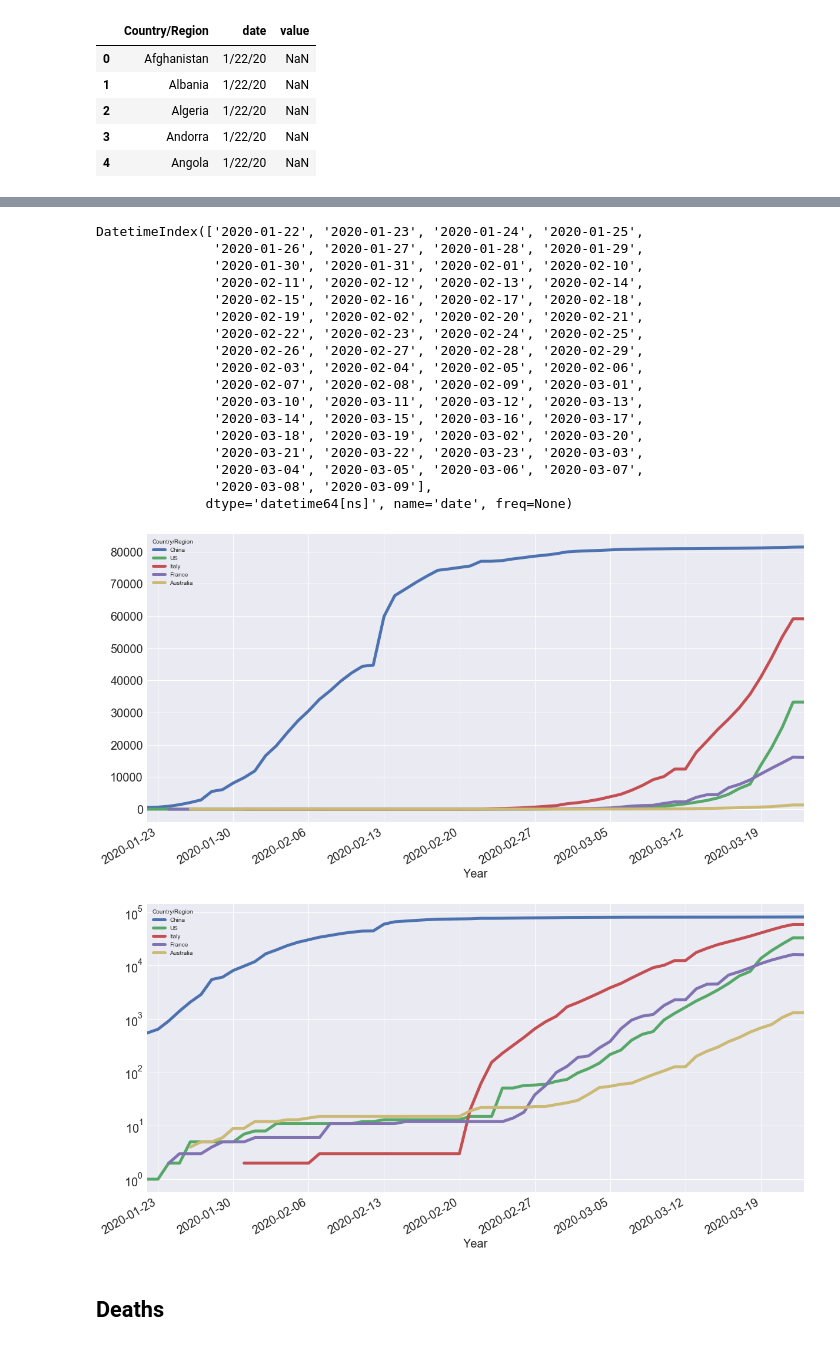
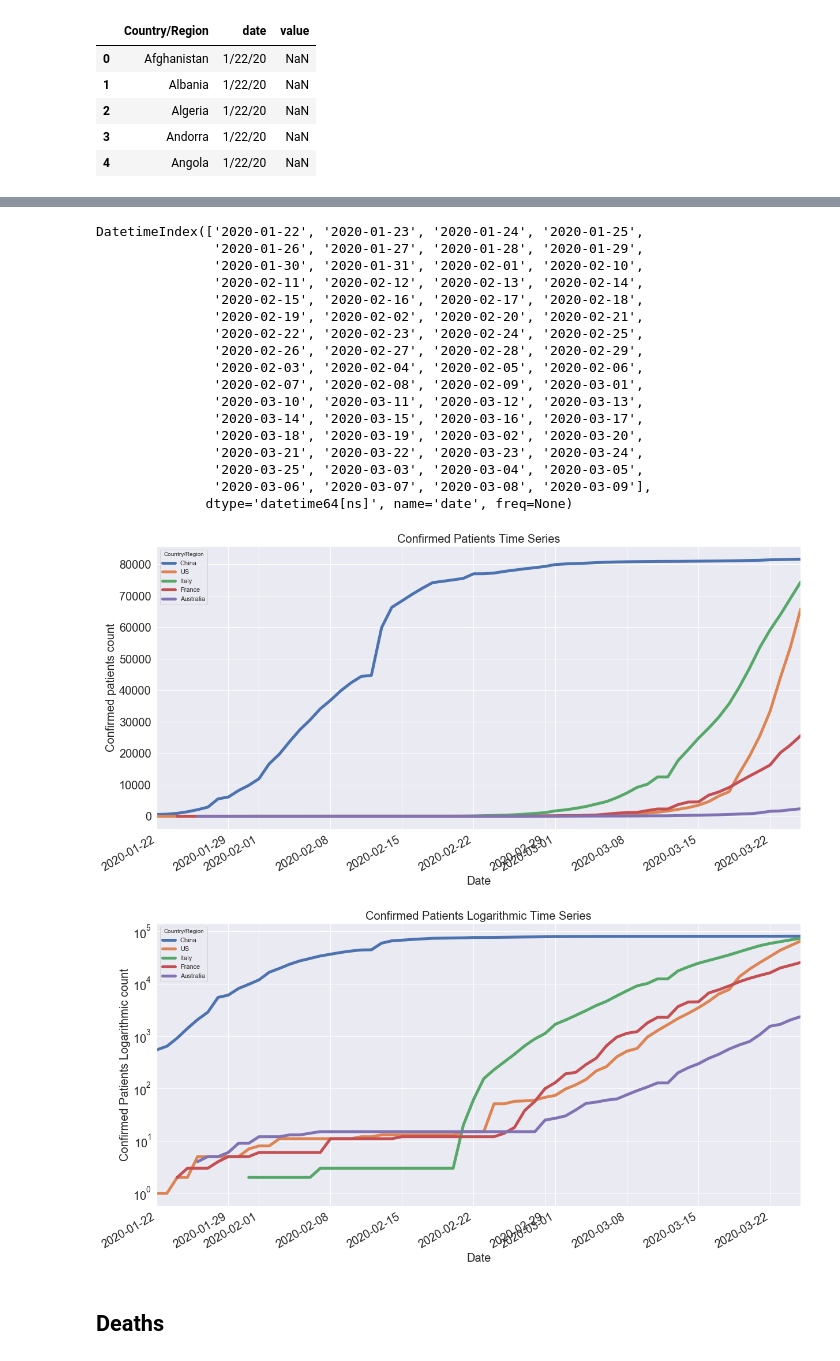
Before and after one commit to datacamp/COVID-19-EDA-tutorial, a Jupyter notebook: notebooks/1-COVID-19-EDA-solution.ipynb, the cells around one changed output, grey strips where cells are left out. Saved outputs shown, nothing was run; the diff lists cells and outputs as text; code cells hidden in the pictures.

Commit message:
Add recovered patients
* labelled all the graphs

* changed misspelt words, changed Year to Date, Changed title

* changed urls to updated dataset urls

* built recovered patients module

```diff
--- a/notebooks/1-COVID-19-EDA-solution.ipynb
+++ b/notebooks/1-COVID-19-EDA-solution.ipynb
@@ -20,9 +20,13 @@ import seaborn as sns
 # Set style & figures inline
 sns.set()
 %matplotlib inline
+# %%
+confirmed_cases_data_url = 'https://raw.githubusercontent.com/CSSEGISandData/COVID-19/master/csse_covid_19_data/csse_covid_19_time_series/time_series_covid19_confirmed_global.csv'
+death_cases_data_url = 'https://raw.githubusercontent.com/CSSEGISandData/COVID-19/master/csse_covid_19_data/csse_covid_19_time_series/time_series_covid19_deaths_global.csv'
+recovery_cases_data_url = 'https://raw.githubusercontent.com/CSSEGISandData/COVID-19/master/csse_covid_19_data/csse_covid_19_time_series/time_series_covid19_recovered_global.csv'
 # %%
 # Import data & check it out
-raw_data_confirmed = pd.read_csv("https://raw.githubusercontent.com/CSSEGISandData/COVID-19/master/csse_covid_19_data/csse_covid_19_time_series/time_series_19-covid-Confirmed.csv")
+raw_data_confirmed = pd.read_csv(confirmed_cases_data_url)
 raw_data_confirmed.head()
 # %% [output]
 |  | Province/State | Country/Region | Lat | Long | 1/22/20 | 1/23/20 | 1/24/20 | 1/25/20 | 1/26/20 | ... |
@@ -112,24 +116,28 @@ DatetimeIndex(['2020-01-22', '2020-01-23', '2020-01-24', '2020-01-25',
                '2020-03-10', '2020-03-11', '2020-03-12', '2020-03-13',
                '2020-03-14', '2020-03-15', '2020-03-16', '2020-03-17',
                '2020-03-18', '2020-03-19', '2020-03-02', '2020-03-20',
-               '2020-03-21', '2020-03-22', '2020-03-23', '2020-03-03',
-               '2020-03-04', '2020-03-05', '2020-03-06', '2020-03-07',
-               '2020-03-08', '2020-03-09'],
+               '2020-03-21', '2020-03-22', '2020-03-23', '2020-03-24',
+               '2020-03-25', '2020-03-03', '2020-03-04', '2020-03-05',
+               '2020-03-06', '2020-03-07', '2020-03-08', '2020-03-09'],
               dtype='datetime64[ns]', name='date', freq=None)
 # %%
 # Plot time series of several countries of interest
 poi = ['China', 'US', 'Italy', 'France', 'Australia']
 df[poi].plot(figsize=(20,10), linewidth=5, fontsize=20)
-plt.xlabel('Year', fontsize=20);
+plt.xlabel('Date', fontsize=20);
+plt.ylabel('Confirmed patients count', fontsize=20);
+plt.title('Confirmed Patients Time Series', fontsize=20);
 # %% [output]
-[figure, old version]
+[figure, new version]
 # %%
 # Plot time series of several countries of interest
 poi = ['China', 'US', 'Italy', 'France', 'Australia']
 df[poi].plot(figsize=(20,10), linewidth=5, fontsize=20, logy=True)
-plt.xlabel('Year', fontsize=20);
+plt.xlabel('Date', fontsize=20);
+plt.ylabel('Confirmed Patients Logarithmic count', fontsize=20);
+plt.title('Confirmed Patients Logarithmic Time Series', fontsize=20);
 # %% [output]
-[figure, old version]
+[figure, new version]
 # %% [markdown]
 ## Deaths
 # %% [markdown]
```
Also changed, not shown: parts of 24 cells of this notebook.
